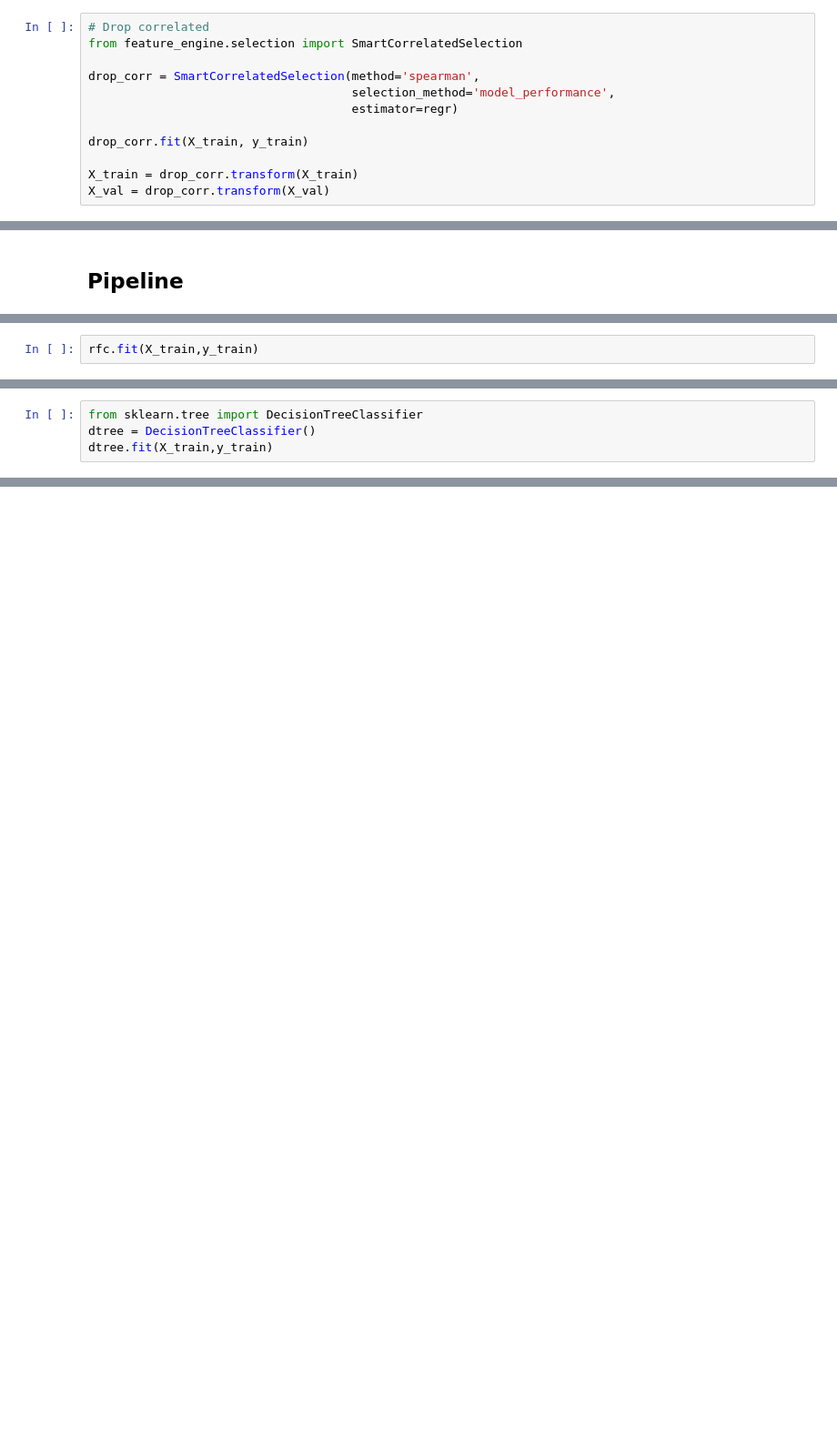
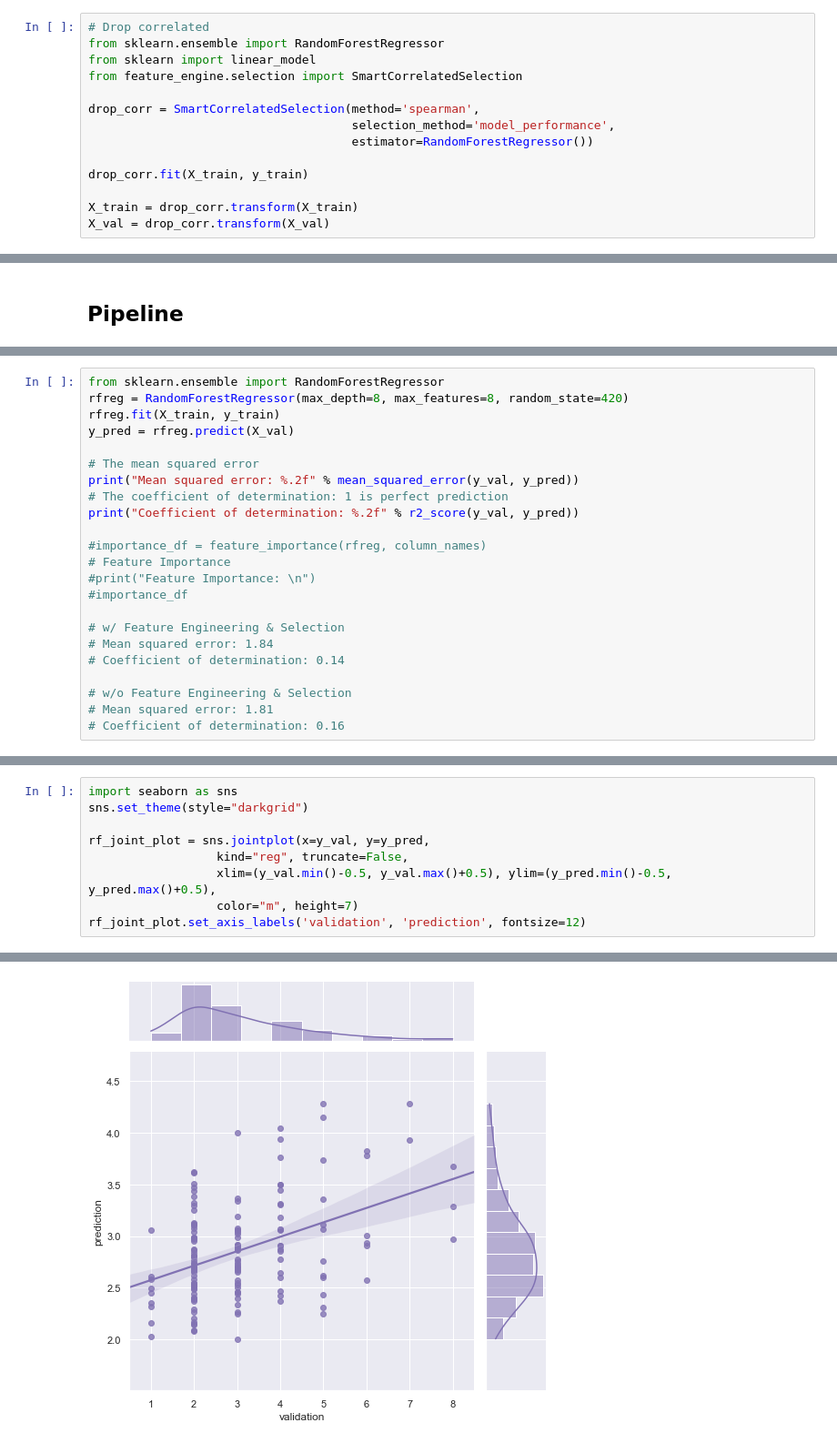
Before and after one commit to wmauz677/MarchMadness2023, a Jupyter notebook: 04-07-feature-engineering-model-tuning.ipynb, the cells around one changed output, grey strips where cells are left out. Shown at 91% size. Cells and saved outputs as stored; diff of their text form; blank space fills up the shorter version.

Commit message:
Initial modeling complete. Moving onto displaying results w/ program

```diff
--- a/03-feature-engineering.ipynb
+++ b/04-07-feature-engineering-model-tuning.ipynb
@@ -134,10 +194,12 @@ rfc = RandomForestClassifier(n_estimators=100)
 # %%
 # Drop correlated
+from sklearn.ensemble import RandomForestRegressor
+from sklearn import linear_model
 from feature_engine.selection import SmartCorrelatedSelection
 
 drop_corr = SmartCorrelatedSelection(method='spearman',
                                      selection_method='model_performance',
-                                     estimator=regr)
+                                     estimator=RandomForestRegressor())
 
 drop_corr.fit(X_train, y_train)
 
@@ -249,2 +247,0 @@ Coefficient of determination: -0.64
-# %%
-rfc.fit(X_train,y_train)
@@ -272,4 +247,0 @@ r2_score(y_val, preds)
-# %%
-from sklearn.tree import DecisionTreeClassifier
-dtree = DecisionTreeClassifier()
-dtree.fit(X_train,y_train)
@@ -342,0 +300,23 @@ plt.show()
+# %%
+from sklearn.ensemble import RandomForestRegressor
+rfreg = RandomForestRegressor(max_depth=8, max_features=8, random_state=420)
+rfreg.fit(X_train, y_train)
+y_pred = rfreg.predict(X_val)
+
+# The mean squared error
+print("Mean squared error: %.2f" % mean_squared_error(y_val, y_pred))
+# The coefficient of determination: 1 is perfect prediction
+print("Coefficient of determination: %.2f" % r2_score(y_val, y_pred))
+
+#importance_df = feature_importance(rfreg, column_names)
+# Feature Importance
+#print("Feature Importance: \n")
+#importance_df
+
+# w/ Feature Engineering & Selection
+# Mean squared error: 1.84
+# Coefficient of determination: 0.14
+
+# w/o Feature Engineering & Selection
+# Mean squared error: 1.81
+# Coefficient of determination: 0.16
@@ -342,0 +326,10 @@ plt.show()
+# %%
+import seaborn as sns
+sns.set_theme(style="darkgrid")
+
+rf_joint_plot = sns.jointplot(x=y_val, y=y_pred,
+                  kind="reg", truncate=False,
+                  xlim=(y_val.min()-0.5, y_val.max()+0.5), ylim=(y_pred.min()-0.5, y_pred.max()+0.5),
+                  color="m", height=7)
+rf_joint_plot.set_axis_labels('validation', 'prediction', fontsize=12)
+# %% [output]
@@ -342,0 +337 @@ plt.show()
+[figure, added]
```
Also changed, not shown: parts of 81 cells of this notebook, 3 other files.
